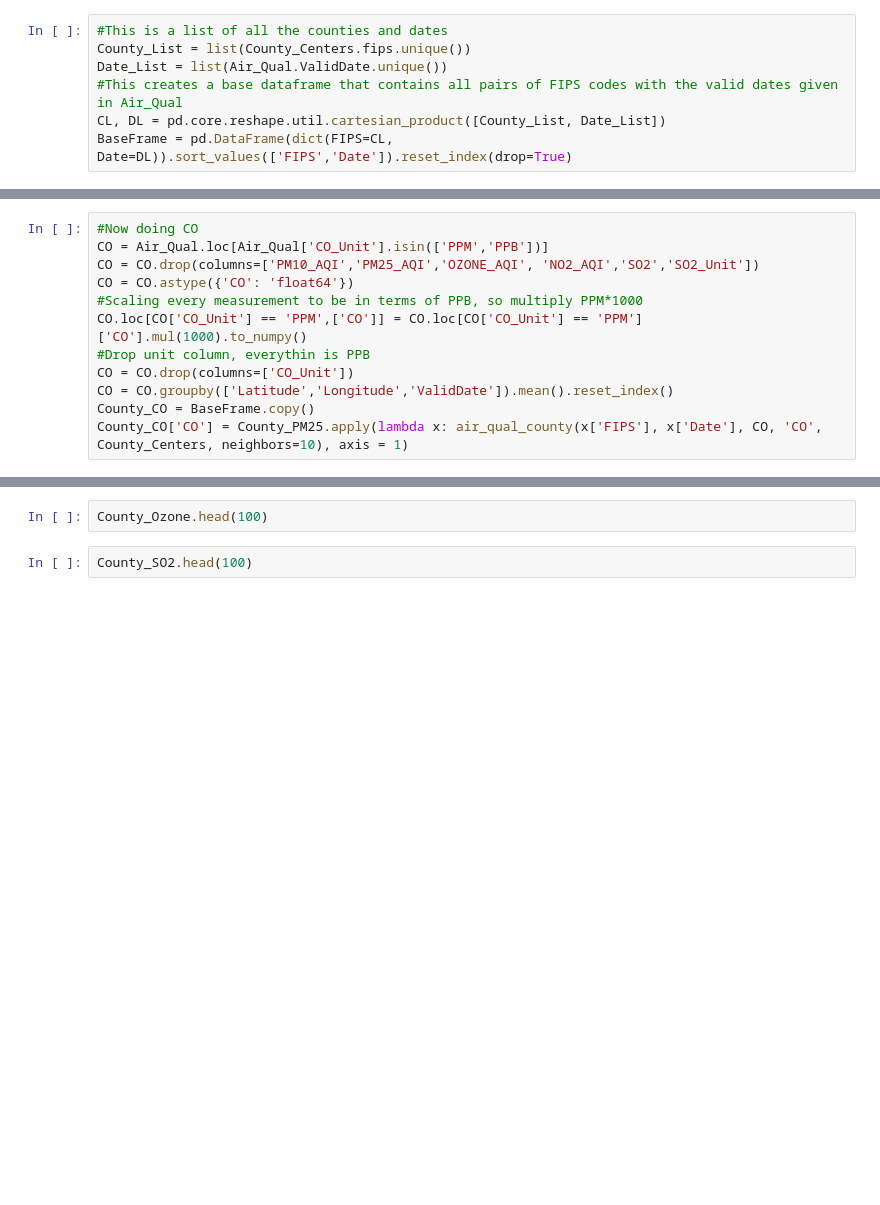
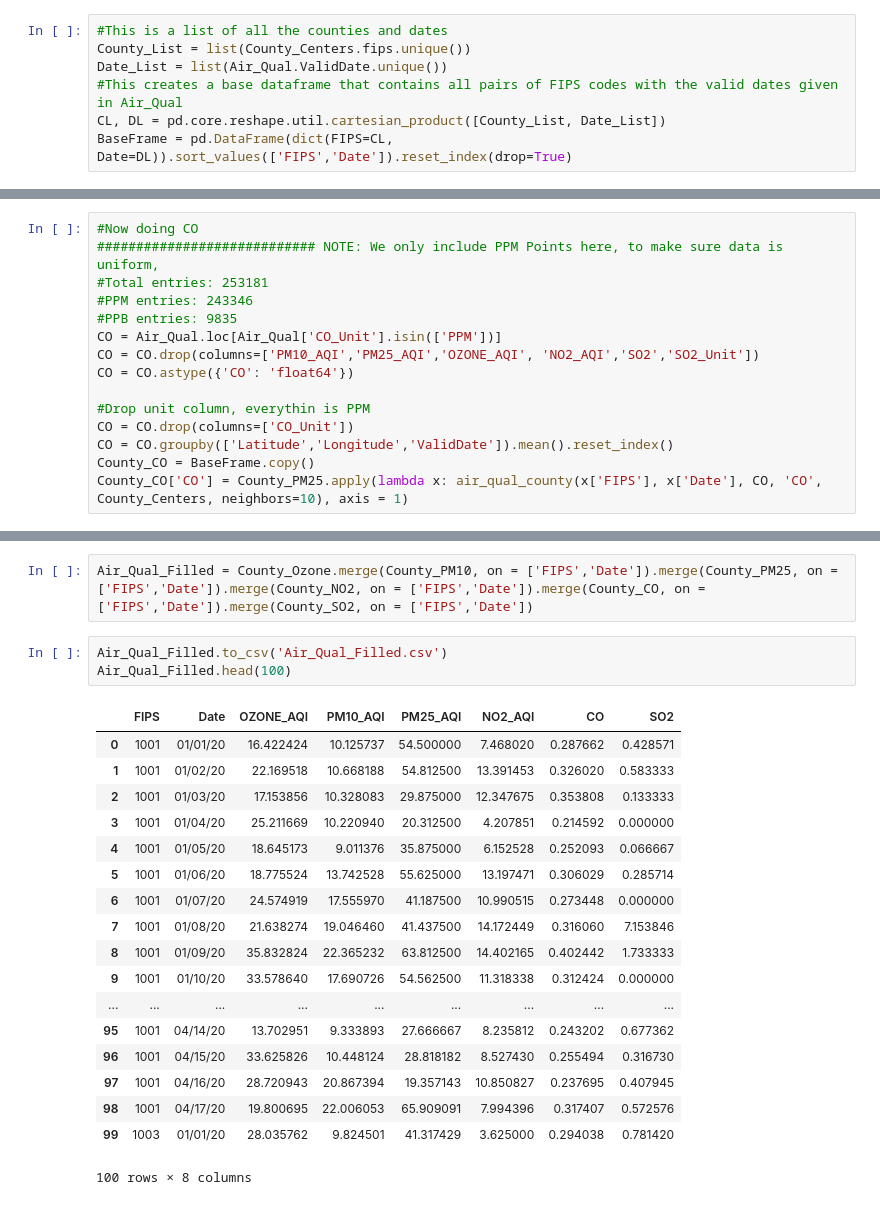
Before and after one commit to Zarand3r/corona_light, a Jupyter notebook: models/processing/USA/County_Based/Air Quality-FilledNeighbors.ipynb, the cells around one changed output, grey strips where cells are left out. Cells and saved outputs as stored; diff of their text form; blank space fills up the shorter version.

```diff
--- a/models/processing/USA/County_Based/Air Quality-FilledNeighbors.ipynb
+++ b/models/processing/USA/County_Based/Air Quality-FilledNeighbors.ipynb
@@ -188,11 +318,14 @@ County_NO2
 # %%
 #Now doing CO
-CO = Air_Qual.loc[Air_Qual['CO_Unit'].isin(['PPM','PPB'])]
+############################ NOTE: We only include PPM Points here, to make sure data is uniform,
+#Total entries: 253181
+#PPM entries: 243346
+#PPB entries: 9835
+CO = Air_Qual.loc[Air_Qual['CO_Unit'].isin(['PPM'])]
 CO = CO.drop(columns=['PM10_AQI','PM25_AQI','OZONE_AQI', 'NO2_AQI','SO2','SO2_Unit'])
 CO = CO.astype({'CO': 'float64'})
-#Scaling every measurement to be in terms of PPB, so multiply PPM*1000
-CO.loc[CO['CO_Unit'] == 'PPM',['CO']] = CO.loc[CO['CO_Unit'] == 'PPM']['CO'].mul(1000).to_numpy()
-#Drop unit column, everythin is PPB
+
+#Drop unit column, everythin is PPM
 CO = CO.drop(columns=['CO_Unit'])
 CO = CO.groupby(['Latitude','Longitude','ValidDate']).mean().reset_index()
 County_CO = BaseFrame.copy()
@@ -218,4 +429,24 @@ County_SO2
-# %%
-County_Ozone.head(100)
-# %%
-County_SO2.head(100)
+# %%
+Air_Qual_Filled = County_Ozone.merge(County_PM10, on = ['FIPS','Date']).merge(County_PM25, on = ['FIPS','Date']).merge(County_NO2, on = ['FIPS','Date']).merge(County_CO, on = ['FIPS','Date']).merge(County_SO2, on = ['FIPS','Date'])
+# %%
+Air_Qual_Filled.to_csv('Air_Qual_Filled.csv')
+Air_Qual_Filled.head(100)
+# %% [output]
+|  | FIPS | Date | OZONE_AQI | PM10_AQI | PM25_AQI | NO2_AQI | CO | SO2 |
+| 0 | 1001 | 01/01/20 | 16.422424 | 10.125737 | 54.500000 | 7.468020 | 0.287662 | 0.428571 |
+| 1 | 1001 | 01/02/20 | 22.169518 | 10.668188 | 54.812500 | 13.391453 | 0.326020 | 0.583333 |
+| 2 | 1001 | 01/03/20 | 17.153856 | 10.328083 | 29.875000 | 12.347675 | 0.353808 | 0.133333 |
+| 3 | 1001 | 01/04/20 | 25.211669 | 10.220940 | 20.312500 | 4.207851 | 0.214592 | 0.000000 |
+| 4 | 1001 | 01/05/20 | 18.645173 | 9.011376 | 35.875000 | 6.152528 | 0.252093 | 0.066667 |
+| 5 | 1001 | 01/06/20 | 18.775524 | 13.742528 | 55.625000 | 13.197471 | 0.306029 | 0.285714 |
+| 6 | 1001 | 01/07/20 | 24.574919 | 17.555970 | 41.187500 | 10.990515 | 0.273448 | 0.000000 |
+| 7 | 1001 | 01/08/20 | 21.638274 | 19.046460 | 41.437500 | 14.172449 | 0.316060 | 7.153846 |
+| 8 | 1001 | 01/09/20 | 35.832824 | 22.365232 | 63.812500 | 14.402165 | 0.402442 | 1.733333 |
+| 9 | 1001 | 01/10/20 | 33.578640 | 17.690726 | 54.562500 | 11.318338 | 0.312424 | 0.000000 |
+| ... | ... | ... | ... | ... | ... | ... | ... | ... |
+| 95 | 1001 | 04/14/20 | 13.702951 | 9.333893 | 27.666667 | 8.235812 | 0.243202 | 0.677362 |
+| 96 | 1001 | 04/15/20 | 33.625826 | 10.448124 | 28.818182 | 8.527430 | 0.255494 | 0.316730 |
+| 97 | 1001 | 04/16/20 | 28.720943 | 20.867394 | 19.357143 | 10.850827 | 0.237695 | 0.407945 |
+| 98 | 1001 | 04/17/20 | 19.800695 | 22.006053 | 65.909091 | 7.994396 | 0.317407 | 0.572576 |
+| 99 | 1003 | 01/01/20 | 28.035762 | 9.824501 | 41.317429 | 3.625000 | 0.294038 | 0.781420 |
+100 rows × 8 columns
```
Also changed, not shown: parts of 12 cells of this notebook, 32 other files.
